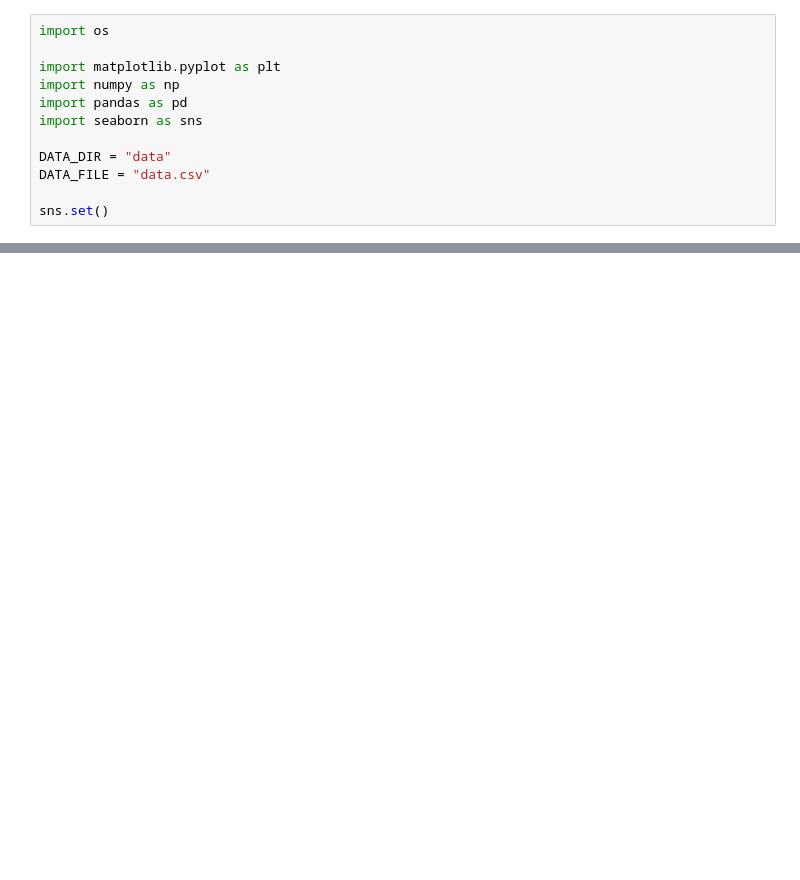
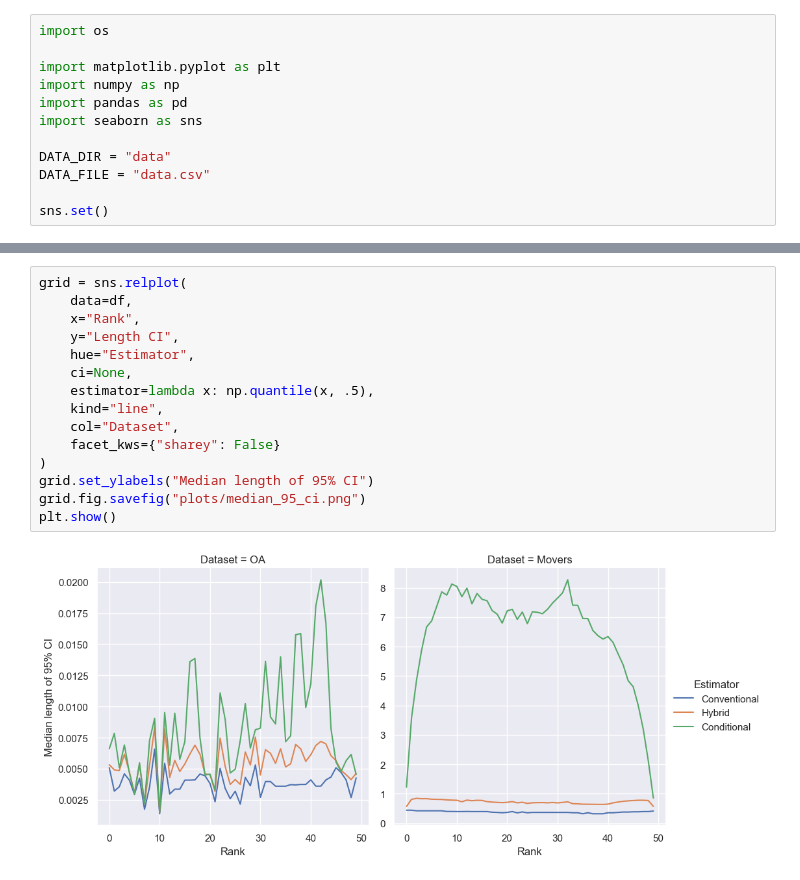
Before and after one commit to arfon/conditional-inference-joss, a Jupyter notebook: simulations/inference_on_losers_empirical/analyze.ipynb, the cells around one changed output, grey strips where cells are left out. Cells and saved outputs as stored; diff of their text form; blank space fills up the shorter version.

```diff
--- a/simulations/inference_on_losers_empirical/analyze.ipynb
+++ b/simulations/inference_on_losers_empirical/analyze.ipynb
@@ -87,0 +59,17 @@ plt.show()
+# %%
+grid = sns.relplot(
+    data=df,
+    x="Rank",
+    y="Length CI",
+    hue="Estimator",
+    ci=None,
+    estimator=lambda x: np.quantile(x, .5),
+    kind="line",
+    col="Dataset",
+    facet_kws={"sharey": False}
+)
+grid.set_ylabels("Median length of 95% CI")
+grid.fig.savefig("plots/median_95_ci.png")
+plt.show()
+# %% [output]
+[figure, added]
```
Also changed, not shown: parts of 11 cells of this notebook, 24 other files.
